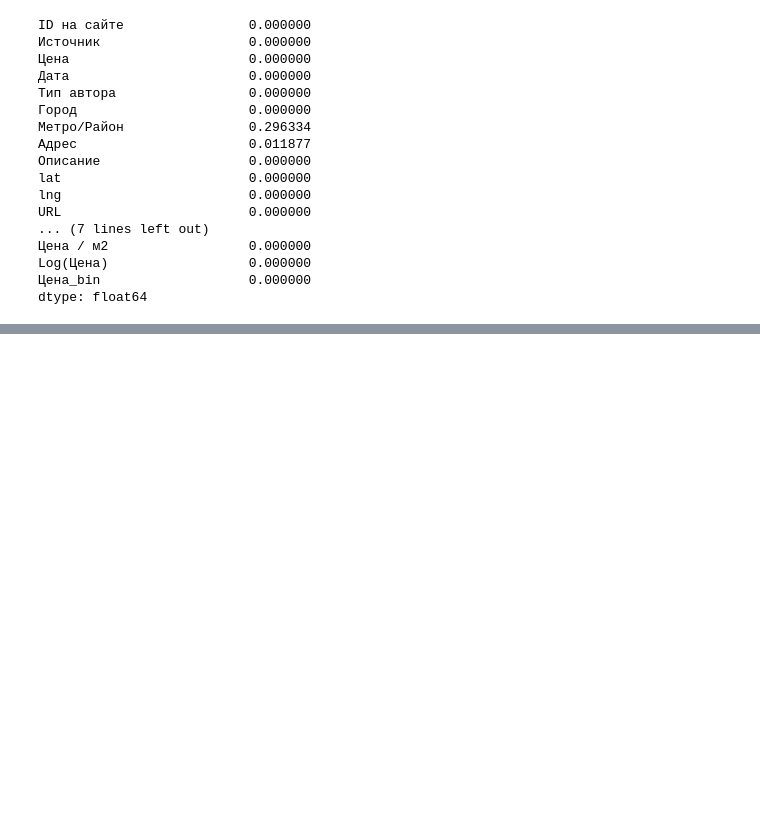
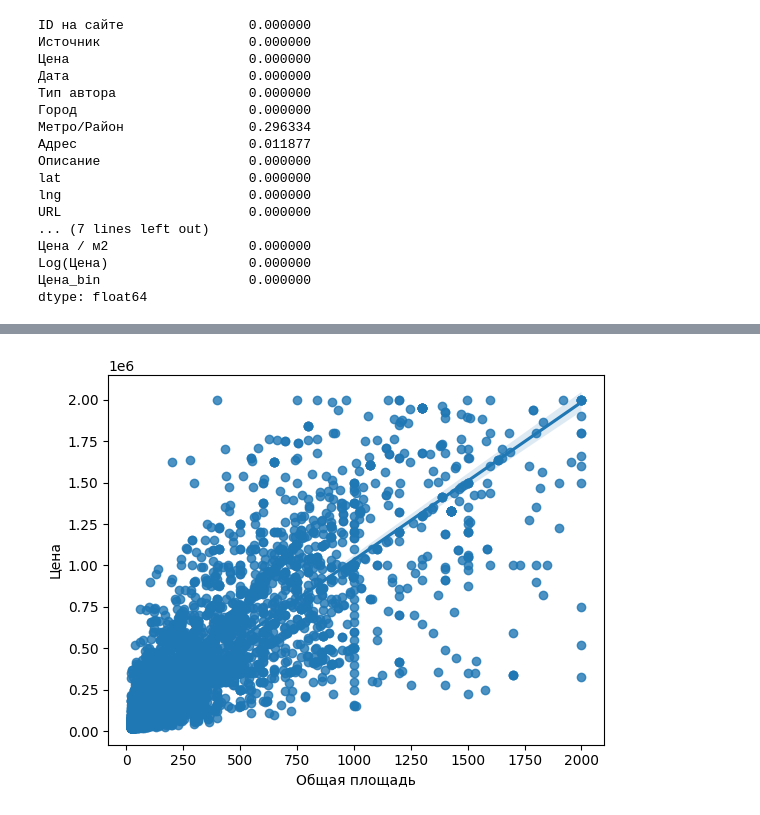
Before and after one commit to mgolovstik/sirius-school-proj, a Jupyter notebook: analytics/2. Аналитика (main).ipynb, the cells around one changed output, grey strips where cells are left out. Cells and saved outputs as stored; diff of their text form; code cells hidden in the pictures; blank space fills up the shorter version.

```diff
--- a/analytics/2. Аналитика.ipynb
+++ b/analytics/2. Аналитика (main).ipynb
@@ -216,0 +247,5 @@ data = data.drop(["Категория", "Цена_bin"], axis=1)
+# %%
+sns.regplot(data, x="Общая площадь", y="Цена")
+plt.show()
+# %% [output]
+[figure, added]
```
Also changed, not shown: parts of 15 cells of this notebook, 2 other files.
